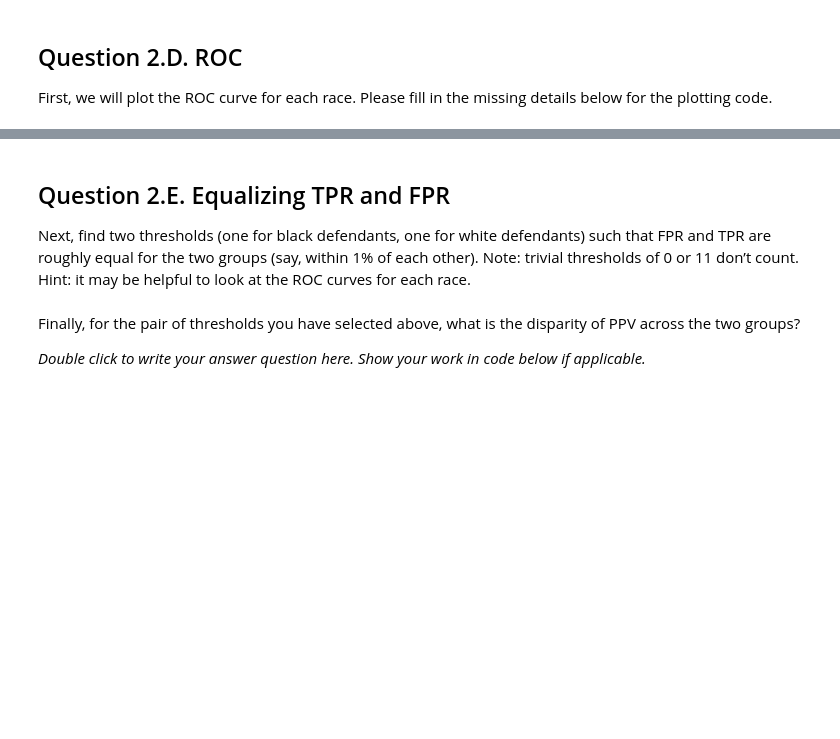
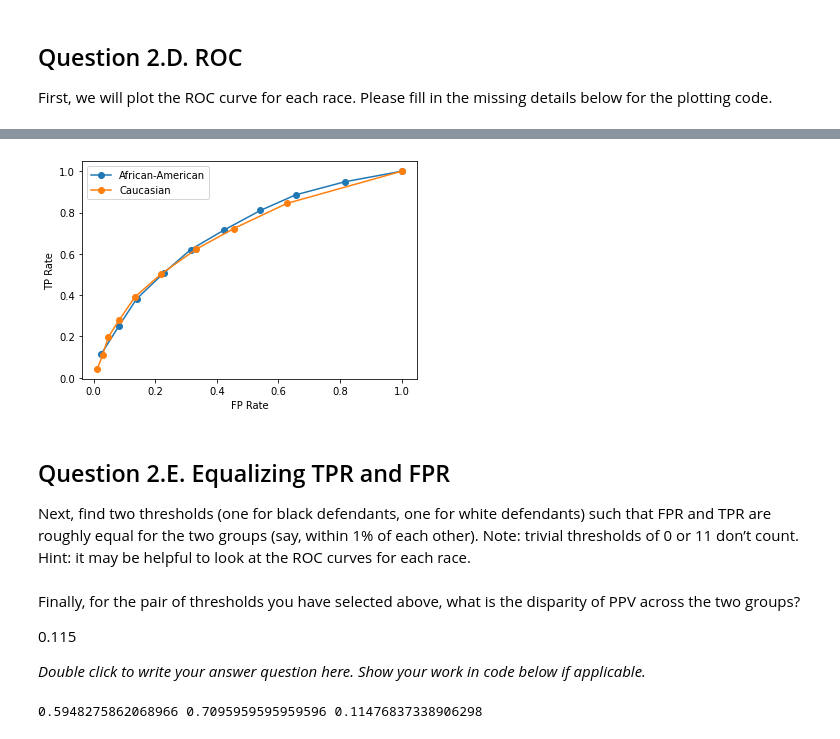
Before and after one commit to yying1/Py_personal, a Jupyter notebook: Learning/05318_HumanAIInteraction/HW2/HW2.ipynb, the cells around one changed output, grey strips where cells are left out. Drawn from its saved outputs; the diff is of its cells as text; code cells hidden in the pictures; blank space fills up the shorter version.

```diff
--- a/Learning/05318_HumanAIInteraction/HW2/HW2.ipynb
+++ b/Learning/05318_HumanAIInteraction/HW2/HW2.ipynb
@@ -247,7 +304,8 @@ def get_FP_column(summary_df):
     """
     FPs = []
     for threshold in summary_df['decile_score']:
-        false_positives = # FILL IN: compute the number of false positives for this threshold.
+        false_positives =  sum(summary_df[summary_df['decile_score']
+                                        >= threshold]['non_recid_count'])# FILL IN: compute the number of false positives for this threshold.
         FPs.append(false_positives)
     return np.array(FPs, dtype=np.int32)
 
@@ -272,7 +333,8 @@ def get_FN_column(summary_df):
     """
     FNs = []
     for threshold in summary_df['decile_score']:
-        false_negatives = # FILL IN: compute the number of false negatives for this threshold.
+        false_negatives =  sum(summary_df[summary_df['decile_score']
+                                        < threshold]['recid_count'])# FILL IN: compute the number of false negatives for this threshold.
         FNs.append(false_negatives)
     return np.array(FNs, dtype=np.int32)
 
@@ -307,7 +390,7 @@ print("Test passed!")
 Test passed!
 # %%
 # FILL IN: compute the FPR for each race using other columns in summary.
-summary['FPR'] =  # FILL IN: fill in the columns to use.
+summary['FPR'] =  summary['FP'] / (summary['FP'] + summary['TN'])
 
 assert(get_hash(np.array(summary['FPR'].round(1), dtype=np.float32)) == 'e0eba6216d5fada1d6eabbfe568c527b')
 print("Test passed!")
@@ -314,6 +399,6 @@ print("Test passed!")
 # %%
 # FILL IN: compute the PPV for each race using other columns in summary.
-summary['PPV'] =  # FILL IN: fill in the columns to use.
+summary['PPV'] =  summary['TP'] / (summary['FP'] + summary['TP'])
 
 assert(get_hash(np.array(summary['PPV'].round(1), dtype=np.float32))  == '6db5b24b7cd46af910f6a781eee40134')
 print("Test passed!")
@@ -329,15 +444,17 @@ First, we will plot the ROC curve for each race. Please fill in the missing deta
 # %%
 # FILL IN: plot the ROC curve for each race.
 plt.figure()
 
 for race in races:
     rows = summary[summary['race']==race]
-    plt.plot(rows['FILL IN COLUMN'], rows['FILL IN COLUMN'], '-o', label=race) # FILL IN the correct columns to use.
+    plt.plot(rows['FPR'], rows['TPR'], '-o', label=race) # FILL IN the correct columns to use.
 
 plt.legend()
-plt.xlabel('TODO') # FILL IN the correct labels for the x axis on an ROC curve.
-plt.ylabel('TODO') # FILL IN the correct labels for the y axis on an ROC curve.
+plt.xlabel('FP Rate') # FILL IN the correct labels for the x axis on an ROC curve.
+plt.ylabel('TP Rate') # FILL IN the correct labels for the y axis on an ROC curve.
 plt.show()
+# %% [output]
+[figure, added]
 # %% [markdown]
 ## Question 2.E. Equalizing TPR and FPR
 
@@ -356,4 +473,12 @@ thresh = {'Caucasian': caucasian_threshold, 'African-American': african_american
 # %% [markdown]
 Finally, for the pair of thresholds you have selected above, what is the disparity of PPV across the two groups?
 
+0.115
+
 _Double click to write your answer question here. Show your work in code below if applicable._
+# %%
+a = summary[(summary['race'] == 'Caucasian') & (summary['decile_score'] == thresh['Caucasian'])]['PPV'].iloc[0]
+b = summary[(summary['race'] == 'African-American') & (summary['decile_score'] == thresh['African-American'])]['PPV'].iloc[0]
+print(a,b,abs(a-b))
+# %% [output]
+0.5948275862068966 0.7095959595959596 0.11476837338906298
```
Also changed, not shown: parts of 18 cells of this notebook.
